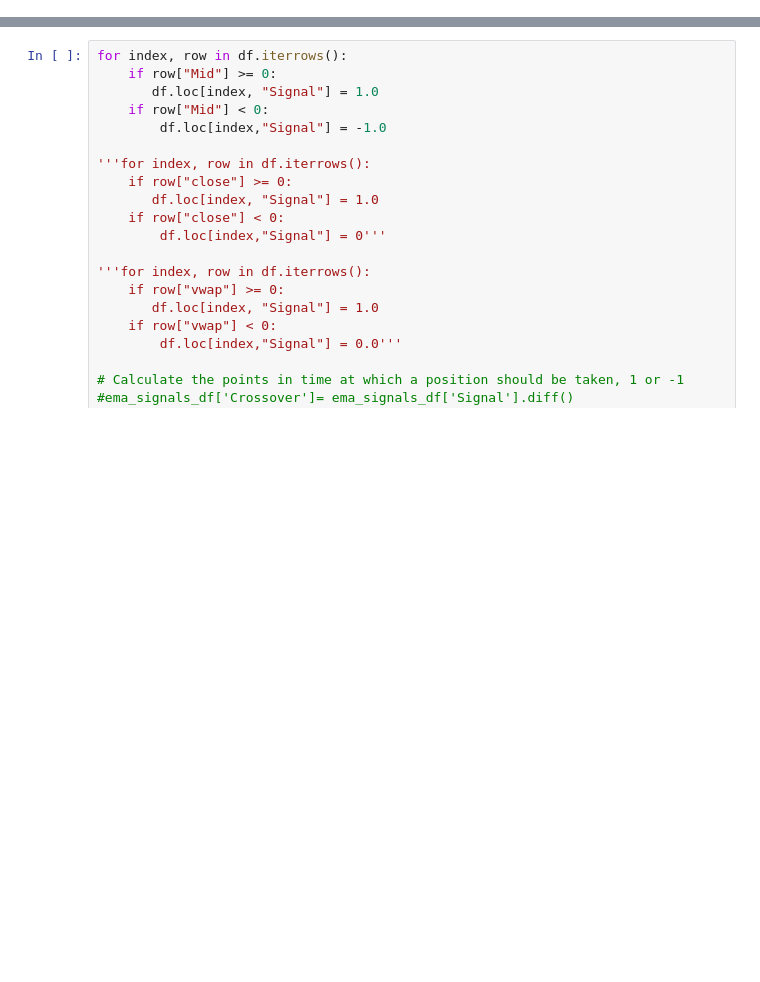
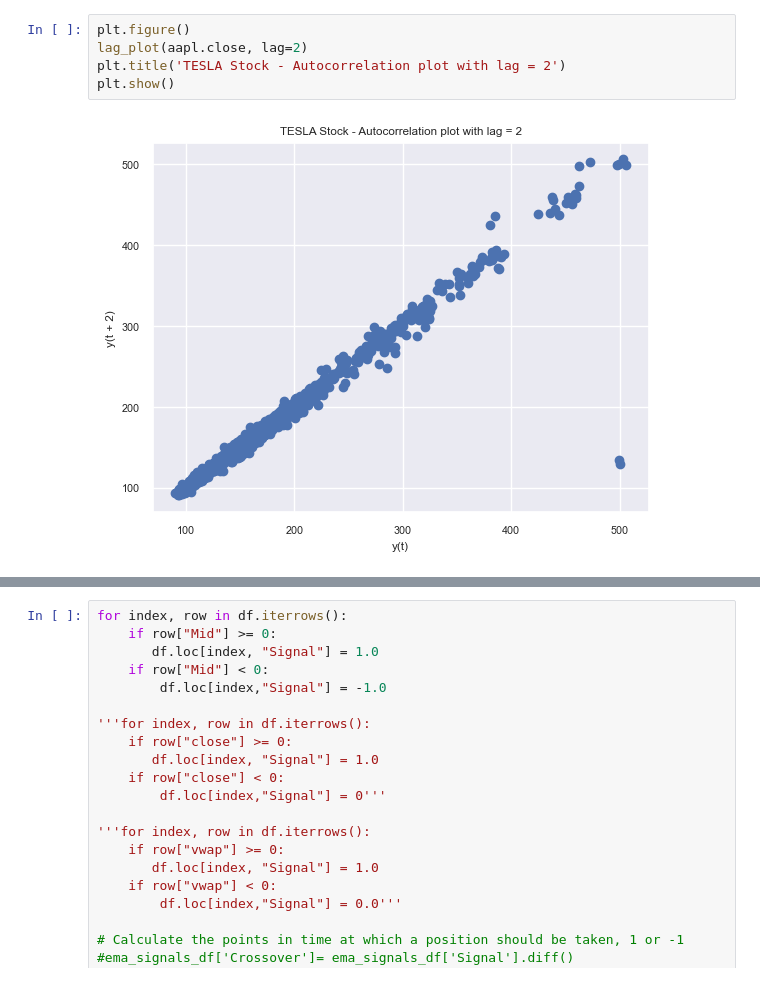
Before and after one commit to niharraju4/Sentimental-Analysis-for-Energy-and-power-Stocks-Predictions, a Jupyter notebook: MidForecast.ipynb, the cells around one changed output, grey strips where cells are left out. Saved outputs shown, nothing was run; the diff lists cells and outputs as text; blank space fills up the shorter version.

```diff
--- a/MidForecast.ipynb
+++ b/MidForecast.ipynb
@@ -59,6 +61,13 @@ tsla = pd.DataFrame(alpaca_api.get_bars(ticker,  timeframe, start_date, end_date
 # df['FutureMid']=df['Mid'].shift(-1)
 
 # df["Signal"] = 0.0
+# %%
+plt.figure()
+lag_plot(aapl.close, lag=2)
+plt.title('TESLA Stock - Autocorrelation plot with lag = 2')
+plt.show()
+# %% [output]
+[figure, added]
 # %%
 # visualize the data
 plt.rcParams['font.size'] = 8
```
Also changed, not shown: parts of 36 cells of this notebook, 2 other files.
